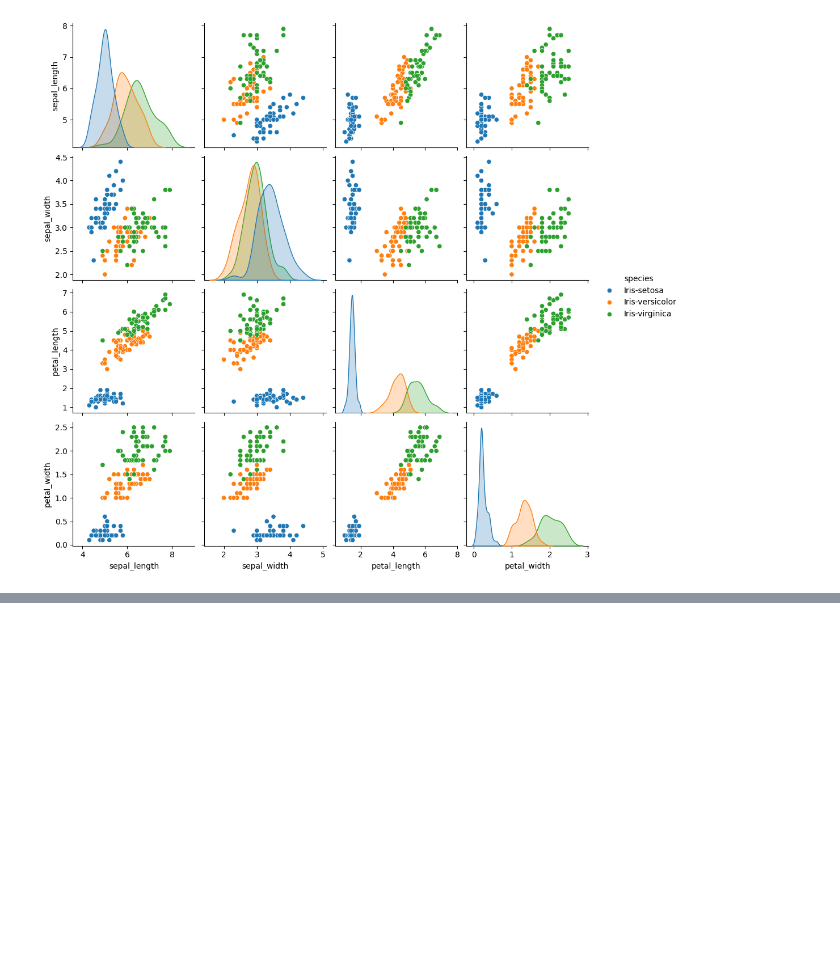
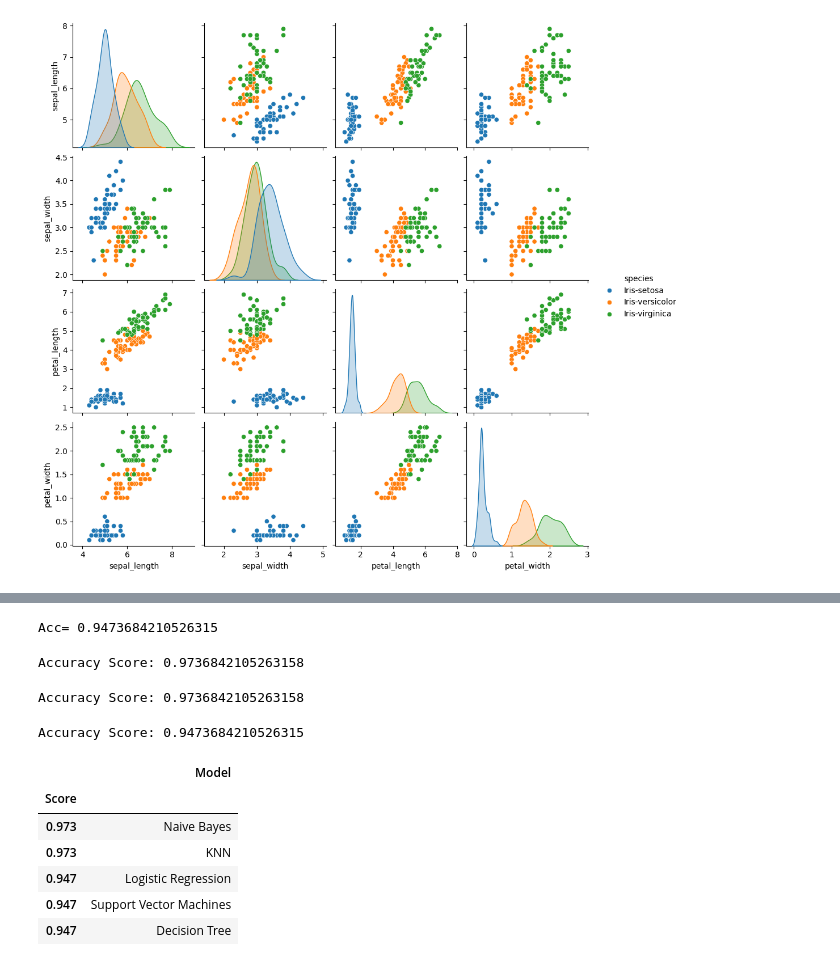
Before and after one commit to madhavgupta6803/Alfido_Tech_Intern_Project, a Jupyter notebook: Iris_Flower_Classification.ipynb, the cells around one changed output, grey strips where cells are left out. Saved outputs shown, nothing was run; the diff lists cells and outputs as text; code cells hidden in the pictures; blank space fills up the shorter version.

```diff
--- a/Iris_Flower_Classification.ipynb
+++ b/Iris_Flower_Classification.ipynb
@@ -151,0 +270,61 @@ sns.pairplot(iris,hue='species');
+# %%
+#Using Support Vector
+from sklearn.svm import SVC
+model1 = SVC()
+model1.fit(train_X,train_y)
+
+pred_y = model1.predict(test_X)
+
+from sklearn.metrics import accuracy_score
+print("Acc=",accuracy_score(test_y,pred_y))
+# %% [output]
+Acc= 0.9473684210526315
+# %%
+#Using KNN Neighbors
+from sklearn.neighbors import KNeighborsClassifier
+model2 = KNeighborsClassifier(n_neighbors=5)
+model2.fit(train_X,train_y)
+y_pred2 = model2.predict(test_X)
+
+from sklearn.metrics import accuracy_score
+print("Accuracy Score:",accuracy_score(test_y,y_pred2))
+# %% [output]
+Accuracy Score: 0.9736842105263158
+# %%
+#Using GaussianNB
+from sklearn.naive_bayes import GaussianNB
+model3 = GaussianNB()
+model3.fit(train_X,train_y)
+y_pred3 = model3.predict(test_X)
+
+from sklearn.metrics import accuracy_score
+print("Accuracy Score:",accuracy_score(test_y,y_pred3))
+# %% [output]
+Accuracy Score: 0.9736842105263158
+# %%
+#Using Decision Tree
+from sklearn.tree import DecisionTreeClassifier
+model4 = DecisionTreeClassifier(criterion='entropy',random_state=7)
+model4.fit(train_X,train_y)
+y_pred4 = model4.predict(test_X)
+
+from sklearn.metrics import accuracy_score
+print("Accuracy Score:",accuracy_score(test_y,y_pred4))
+# %% [output]
+Accuracy Score: 0.9473684210526315
+# %%
+results = pd.DataFrame({
+    'Model': ['Logistic Regression','Support Vector Machines', 'Naive Bayes','KNN' ,'Decision Tree'],
+    'Score': [0.947,0.947,0.973,0.973,0.947]})
+
+result_df = results.sort_values(by='Score', ascending=False)
+result_df = result_df.set_index('Score')
+result_df.head(9)
+# %% [output]
+|  | Model |
+| Score |  |
+| 0.973 | Naive Bayes |
+| 0.973 | KNN |
+| 0.947 | Logistic Regression |
+| 0.947 | Support Vector Machines |
+| 0.947 | Decision Tree |
```
Also changed, not shown: parts of 12 cells of this notebook.
